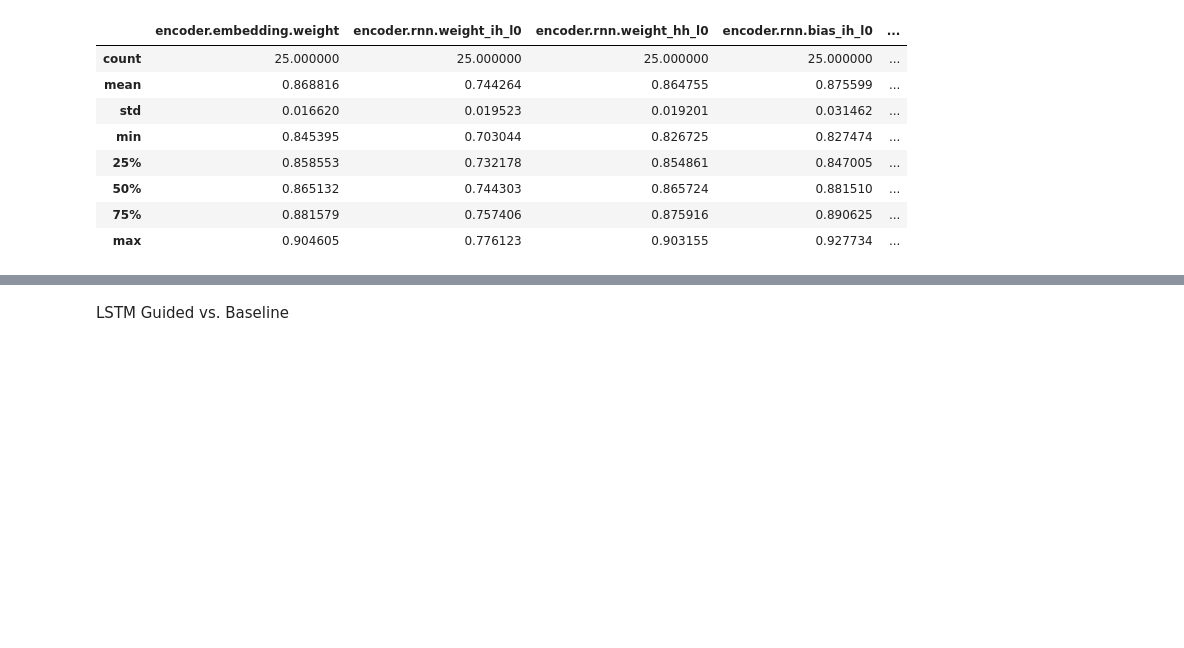
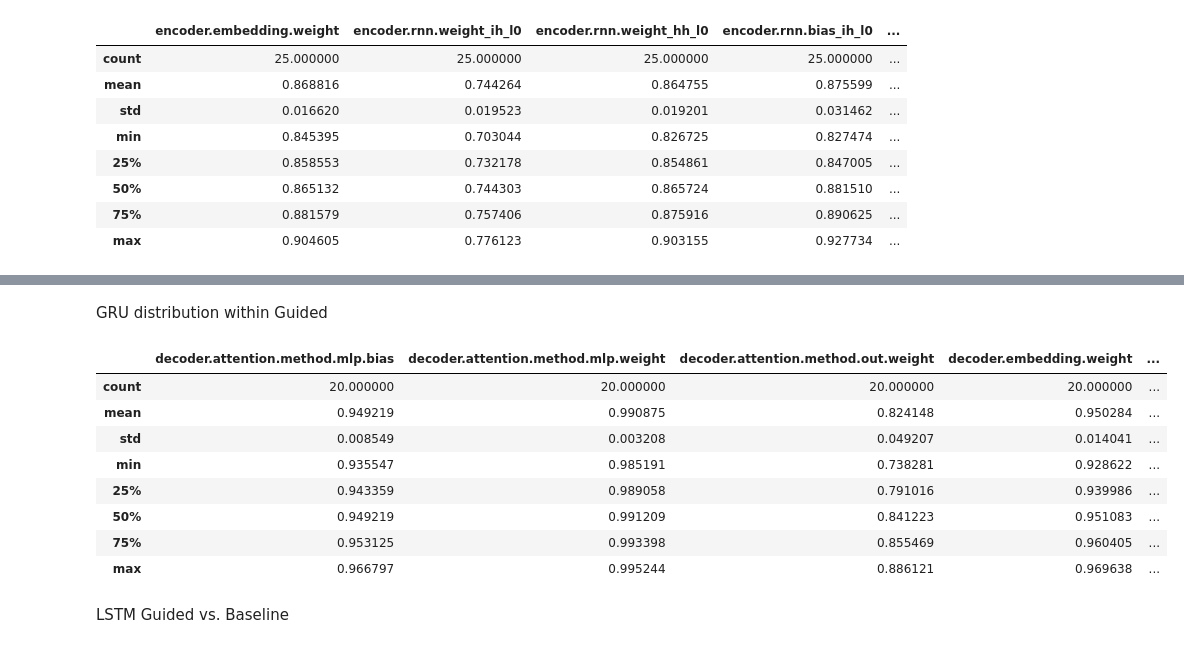
Before and after one commit to davidmrau/machine, a Jupyter notebook: parameter_analysis.ipynb, the cells around one changed output, grey strips where cells are left out. Drawn from its saved outputs; the diff is of its cells as text; code cells hidden in the pictures; blank space fills up the shorter version.

```diff
--- a/parameter_analysis.ipynb
+++ b/parameter_analysis.ipynb
@@ -331,3 +361,17 @@ analysis_GRU.dist.describe()
+# %% [markdown]
+GRU distribution within Guided
+# %%
+analysis_GRU.dist_within_B.T.describe()
+# %% [output]
+|  | decoder.attention.method.mlp.bias | decoder.attention.method.mlp.weight | decoder.attention.method.out.weight | decoder.embedding.weight | ... |
+| count | 20.000000 | 20.000000 | 20.000000 | 20.000000 | ... |
+| mean | 0.949219 | 0.990875 | 0.824148 | 0.950284 | ... |
+| std | 0.008549 | 0.003208 | 0.049207 | 0.014041 | ... |
+| min | 0.935547 | 0.985191 | 0.738281 | 0.928622 | ... |
+| 25% | 0.943359 | 0.989058 | 0.791016 | 0.939986 | ... |
+| 50% | 0.949219 | 0.991209 | 0.841223 | 0.951083 | ... |
+| 75% | 0.953125 | 0.993398 | 0.855469 | 0.960405 | ... |
+| max | 0.966797 | 0.995244 | 0.886121 | 0.969638 | ... |
 # %% [markdown]
 LSTM Guided vs. Baseline
 # %%
```
Also changed, not shown: parts of 7 cells of this notebook.
